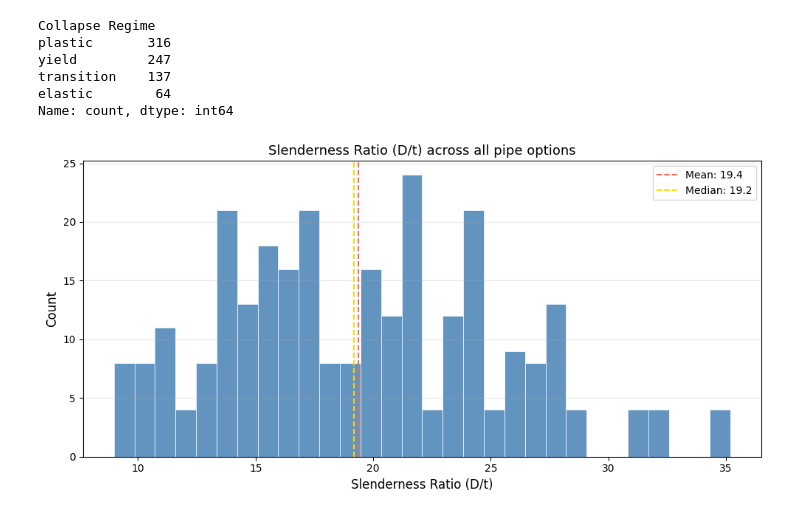
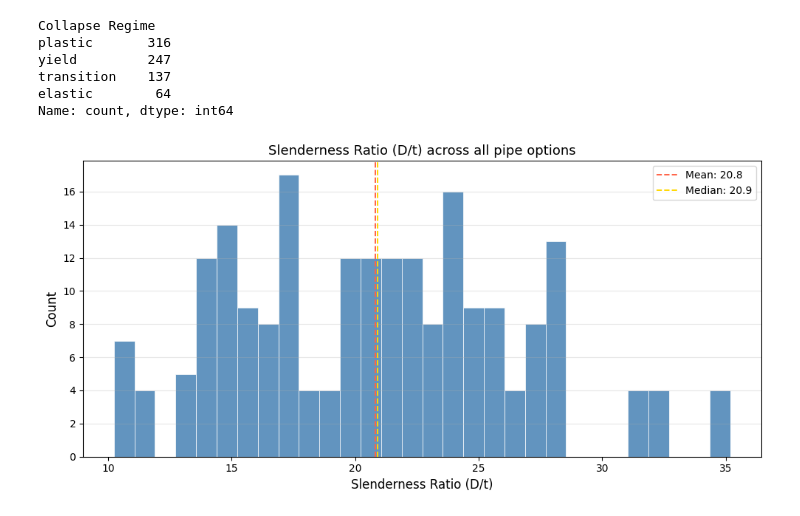
Before and after one commit to danielduquemelo/pyWellIntegrityToolkit, a Jupyter notebook: options.ipynb, the cells around one changed output. Drawn from its saved outputs; the diff is of its cells as text; code cells hidden in the pictures.

Commit message:
stash options

```diff
--- a/options.ipynb
+++ b/options.ipynb
@@ -44,19 +44,98 @@ transition    137
 elastic        64
 Name: count, dtype: int64
 # %%
-# print(df_hole_to_casing.columns)
+from src.visualization.vis_charts import plot_histogram, plot_bar_chart, REGIME_ORDER, REGIME_COLORS
+from IPython.display import display
+import ipywidgets as widgets
 
 hole_to_casing_filtered = df_hole_to_casing[
-    df_hole_to_casing['Hole Size (in)'].between(9, 20, inclusive='both')
+    df_hole_to_casing['Hole Size (in)'].between(12.25, 20, inclusive='both')
 ].sort_values(['Hole Size (in)', 'Casing OD (in)'], ascending=[False, False])
 
 casing_od_options = hole_to_casing_filtered['Casing OD (in)'].drop_duplicates().sort_values(ascending=False).reset_index(drop=True)
+
+# casing_od_options = (14.0, 13.375, 10.75, 11.75, 11.875, 9.625)
 unique_pipes = df_vam_data[df_vam_data['Size OD (in)'].isin(casing_od_options)]
-
-from src.visualization.vis_charts import plot_histogram, plot_bar_chart, REGIME_ORDER, REGIME_COLORS
 
 plot_histogram(unique_pipes['Slenderness Ratio'], title='Slenderness Ratio (D/t) across all pipe options', xlabel='Slenderness Ratio (D/t)')
 plot_bar_chart(unique_pipes['Collapse Regime'], title='Collapse Regime across all pipe options',
                xlabel='Collapse Regime', order=REGIME_ORDER, colors=REGIME_COLORS)
+
+od_mean = unique_pipes['Slenderness Ratio'].mean()
+od_dev = 2.0
+
+target_subset = unique_pipes.iloc[0:0].copy()
+for od in np.unique(unique_pipes['Size OD (in)']):
+    slen = unique_pipes[unique_pipes['Size OD (in)'] == od]['Slenderness Ratio']
+    print(od, [np.round(x,3) for x in [slen.min(), slen.mean(), slen.max()]])
+    od_subset = unique_pipes[unique_pipes['Size OD (in)'] == od]
+    closest_idx = (od_subset['Slenderness Ratio'] - od_mean).abs().idxmin()
+    if abs(od_subset.loc[closest_idx, 'Slenderness Ratio'] - od_mean) < od_dev:
+        curr_subset = od_subset[od_subset['Slenderness Ratio'] == od_subset.loc[closest_idx]['Slenderness Ratio']]
+        target_subset = pd.concat([target_subset, curr_subset], ignore_index=True)
+    # print(od_subset[od_subset["Slenderness Ratio"] == od_subset.loc[closest_idx]['Slenderness Ratio']])
+
+try:
+    target_subset = target_subset.copy().sort_values(
+        ['Size OD (in)', 'Yield stress (ksi)', 'Wall Thickness (in)'],
+        ascending=[False, True, False]
+    ).reset_index(drop=True)
+
+    numeric_cols = target_subset.select_dtypes(include=[np.number]).columns
+    target_subset[numeric_cols] = target_subset[numeric_cols].round(3)
+    table_widget = widgets.HTML(
+        value=f"""
+        <div style="max-height: 420px; overflow-y: auto; overflow-x: auto; border: 1px solid #ccc; padding: 4px;">
+            <style>
+                table.dataframe {{
+                    border-collapse: collapse;
+                    width: 100%;
+                    font-size: 12px;
+                }}
+                table.dataframe thead th {{
+                    position: sticky;
+                    top: 0;
+                    background: white;
+                    z-index: 1;
+                }}
+            </style>
+            {target_subset.to_html(index=False)}
+        </div>
+        """
+    )
+    display(table_widget)
+
+except ImportError:
+    with pd.option_context('display.max_rows', None, 'display.max_columns', None, 'display.width', None):
+        display(target_subset)
+plot_bar_chart(target_subset['Collapse Regime'], title='Collapse Regime across pipes in target subset (D/t between {:.2f} and {:.2f})'.format(od_mean - od_dev, od_mean + od_dev),
+               xlabel='Collapse Regime', order=REGIME_ORDER, colors=REGIME_COLORS)
+
+    # closest_pipe = od_subset.loc[closest_idx]
+    # fig, ax = plt.subplots(figsize=(7, 4))
+    # ax.scatter(
+    #     od_subset['Wall Thickness (in)'],
+    #     od_subset['Slenderness Ratio'],
+    #     alpha=0.6,
+    #     s=40,
+    #     label='Pipes'
+    # )
+    # ax.scatter(
+    #     closest_pipe['Wall Thickness (in)'],
+    #     closest_pipe['Slenderness Ratio'],
+    #     color='crimson',
+    #     s=90,
+    #     zorder=3,
+    #     label=f"Closest to 20: {closest_pipe['Slenderness Ratio']:.2f}"
+    # )
+    # ax.axhline(20, color='gray', linestyle='--', linewidth=1)
+
+    # ax.set_title(f'OD {od}" — Pipe closest to Slenderness 20')
+    # ax.set_xlabel('Wall Thickness (in)')
+    # ax.set_ylabel('Slenderness Ratio (D/t)')
+    # ax.grid(alpha=0.3)
+    # ax.legend()
+    # plt.tight_layout()
+    # plt.show()
 # %% [output]
-[figure, old version]
+[figure, new version]
```
Also changed, not shown: parts of 1 cell of this notebook, 3 other files.
